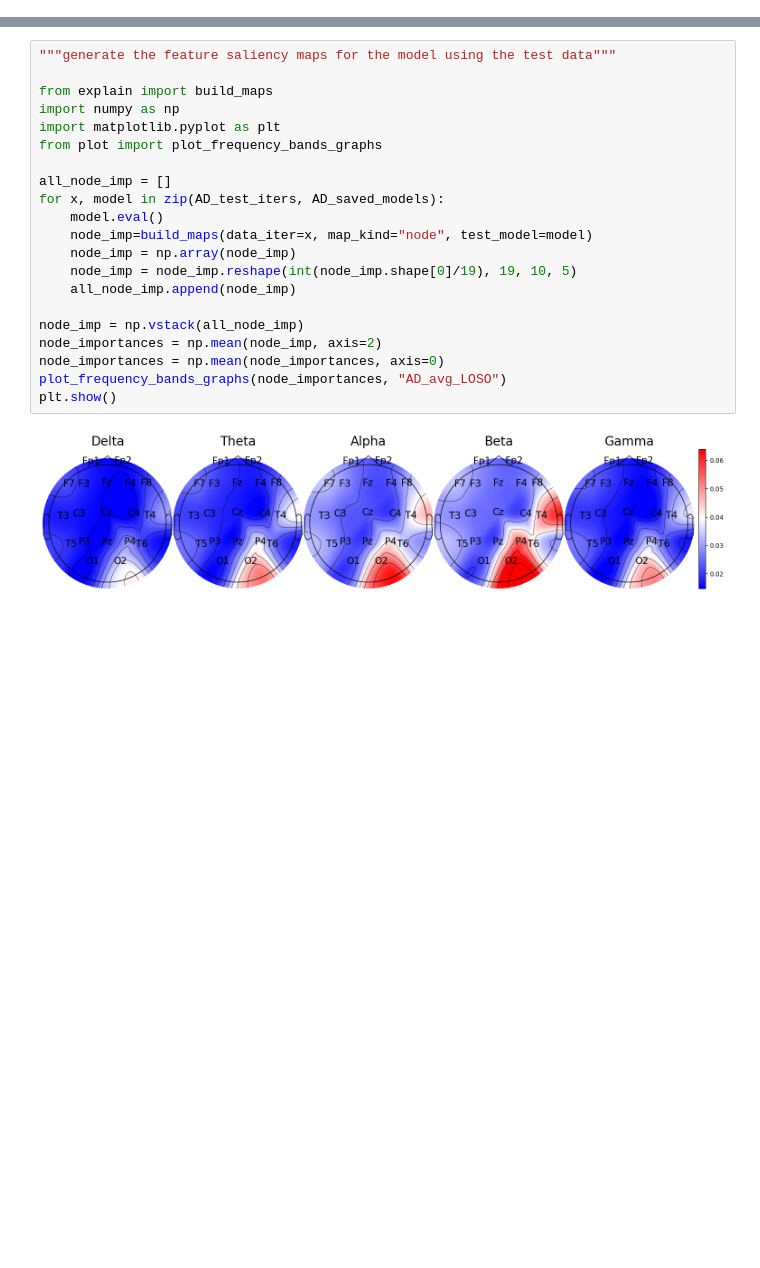
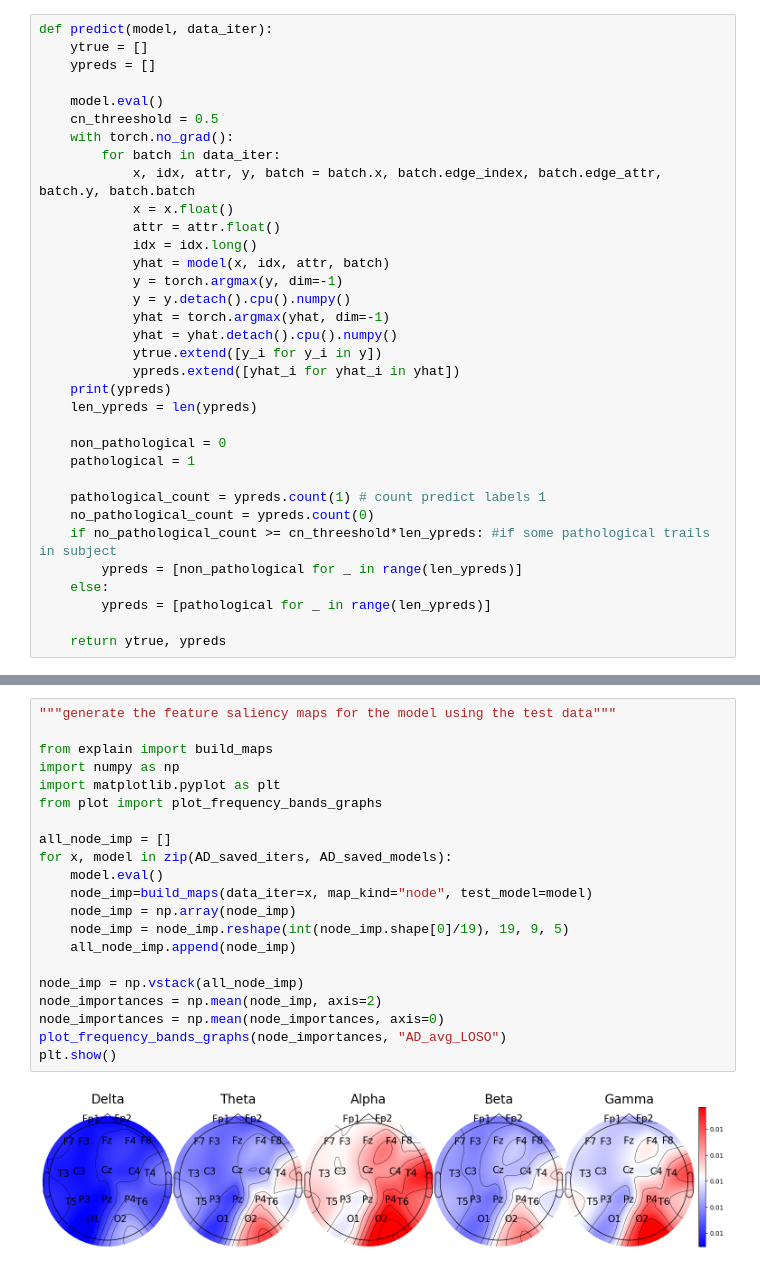
Before and after one commit to mhmdrdwn/AD_graph, a Jupyter notebook: AD_Control.ipynb, the cells around one changed output, grey strips where cells are left out. Cells and saved outputs as stored; diff of their text form; blank space fills up the shorter version.

```diff
--- a/AD_Control.ipynb
+++ b/AD_Control.ipynb
@@ -67,3 +174,37 @@ clear_output()
+# %%
+def predict(model, data_iter):
+    ytrue = []
+    ypreds = []
+
+    model.eval()
+    cn_threeshold = 0.5
+    with torch.no_grad():
+        for batch in data_iter:
+            x, idx, attr, y, batch = batch.x, batch.edge_index, batch.edge_attr, batch.y, batch.batch
+            x = x.float()
+            attr = attr.float()
+            idx = idx.long()
+            yhat = model(x, idx, attr, batch)
+            y = torch.argmax(y, dim=-1)
+            y = y.detach().cpu().numpy()
+            yhat = torch.argmax(yhat, dim=-1)
+            yhat = yhat.detach().cpu().numpy()
+            ytrue.extend([y_i for y_i in y])
+            ypreds.extend([yhat_i for yhat_i in yhat])
+    print(ypreds)
+    len_ypreds = len(ypreds)
+
+    non_pathological = 0
+    pathological = 1
+
+    pathological_count = ypreds.count(1) # count predict labels 1
+    no_pathological_count = ypreds.count(0)
+    if no_pathological_count >= cn_threeshold*len_ypreds: #if some pathological trails in subject
+        ypreds = [non_pathological for _ in range(len_ypreds)]
+    else:
+        ypreds = [pathological for _ in range(len_ypreds)]
+
+    return ytrue, ypreds
 # %%
 """Reported accuracy of LOSO training (AD prediction)"""
 
@@ -184,26 +324,26 @@ F1: 0.7940228537943158
 # %%
 """generate the feature saliency maps for the model using the test data"""
 
 from explain import build_maps
 import numpy as np
 import matplotlib.pyplot as plt
 from plot import plot_frequency_bands_graphs
 
 all_node_imp = []
-for x, model in zip(AD_test_iters, AD_saved_models):
+for x, model in zip(AD_saved_iters, AD_saved_models):
     model.eval()
     node_imp=build_maps(data_iter=x, map_kind="node", test_model=model)
     node_imp = np.array(node_imp)
-    node_imp = node_imp.reshape(int(node_imp.shape[0]/19), 19, 10, 5)
+    node_imp = node_imp.reshape(int(node_imp.shape[0]/19), 19, 9, 5)
     all_node_imp.append(node_imp)
 
 node_imp = np.vstack(all_node_imp)
 node_importances = np.mean(node_imp, axis=2)
 node_importances = np.mean(node_importances, axis=0)
 plot_frequency_bands_graphs(node_importances, "AD_avg_LOSO")
 plt.show()
 # %% [output]
-[figure, old version]
+[figure, new version]
 # %%
 """better visuzualization of bands importances vs brain regions"""
 import matplotlib.pyplot as plt
```
Also changed, not shown: parts of 30 cells of this notebook, 6 other files.
